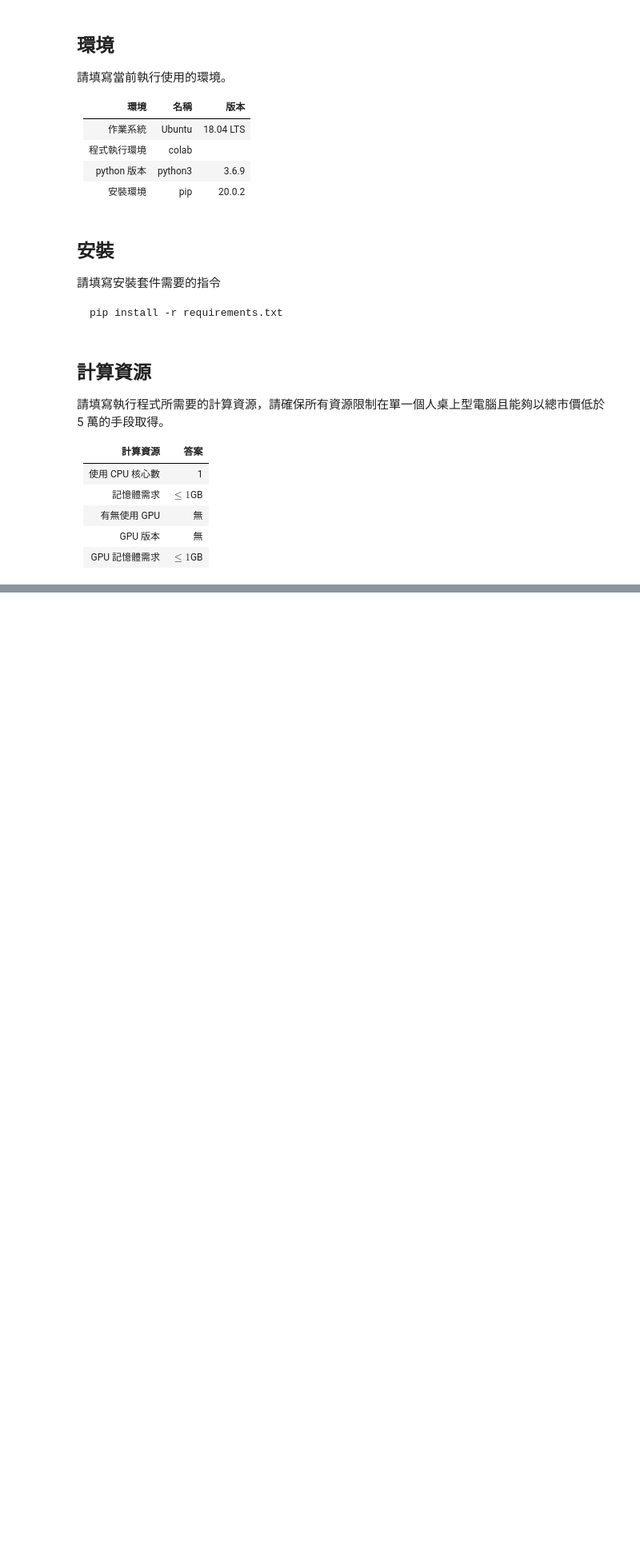
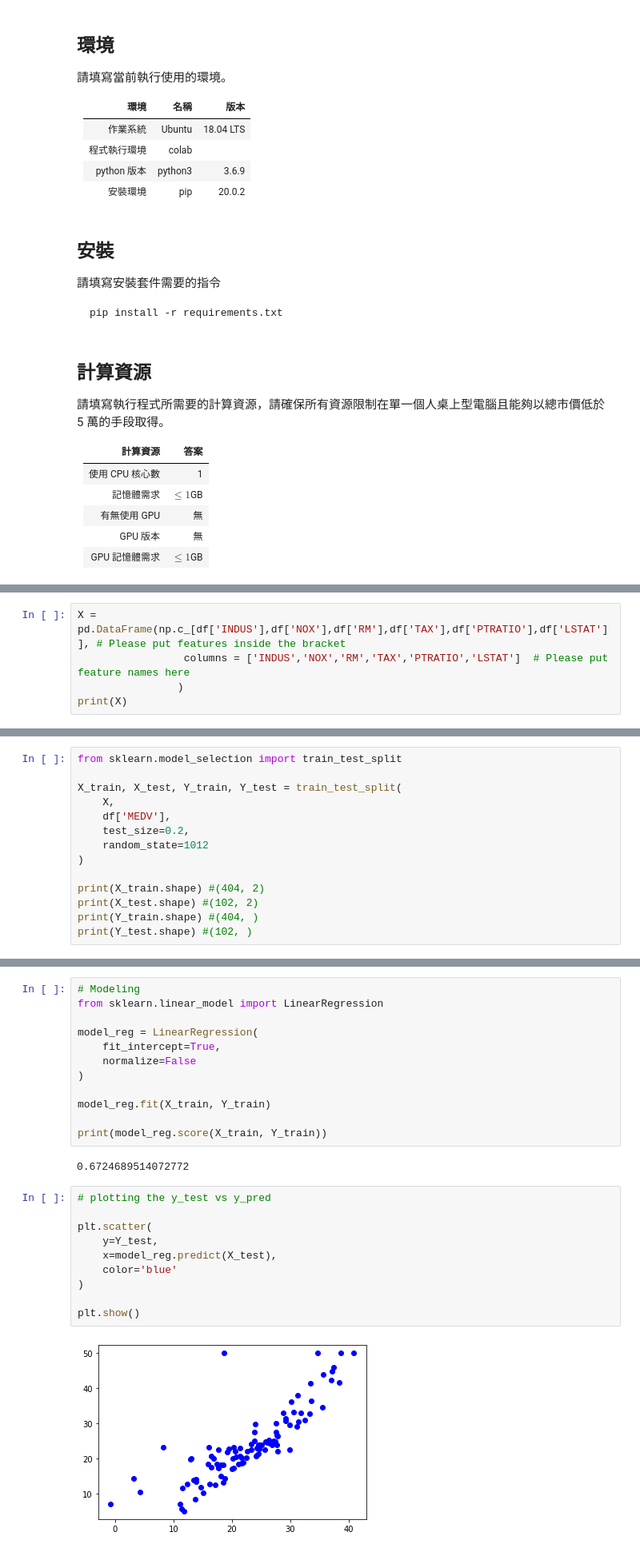
Before and after one commit to KevinLuuuuu/Data-Analysis, a Jupyter notebook: FDA_HW2/main.ipynb, the cells around one changed output, grey strips where cells are left out. Shown: that part at 80% size. Cells and saved outputs as stored; diff of their text form; blank space fills up the shorter version.

```diff
--- a/FDA_HW2/main.ipynb
+++ b/FDA_HW2/main.ipynb
@@ -887,0 +269,5 @@ Kaggle Public Leaderboard : Top 3 % (1406/50374)
+# %%
+X = pd.DataFrame(np.c_[df['INDUS'],df['NOX'],df['RM'],df['TAX'],df['PTRATIO'],df['LSTAT']], # Please put features inside the bracket
+                 columns = ['INDUS','NOX','RM','TAX','PTRATIO','LSTAT']  # Please put feature names here
+                )
+print(X)
@@ -887,0 +376,14 @@ Kaggle Public Leaderboard : Top 3 % (1406/50374)
+# %%
+from sklearn.model_selection import train_test_split
+
+X_train, X_test, Y_train, Y_test = train_test_split(
+    X,
+    df['MEDV'],
+    test_size=0.2,
+    random_state=1012
+)
+
+print(X_train.shape) #(404, 2)
+print(X_test.shape) #(102, 2)
+print(Y_train.shape) #(404, )
+print(Y_test.shape) #(102, )
@@ -887,0 +401,26 @@ Kaggle Public Leaderboard : Top 3 % (1406/50374)
+# %%
+# Modeling
+from sklearn.linear_model import LinearRegression
+
+model_reg = LinearRegression(
+    fit_intercept=True,
+    normalize=False
+)
+
+model_reg.fit(X_train, Y_train)
+
+print(model_reg.score(X_train, Y_train))
+# %% [output]
+0.6724689514072772
+# %%
+# plotting the y_test vs y_pred
+
+plt.scatter(
+    y=Y_test,
+    x=model_reg.predict(X_test),
+    color='blue'
+)
+
+plt.show()
+# %% [output]
+[figure, added]
```
Also changed, not shown: parts of 87 cells of this notebook.
